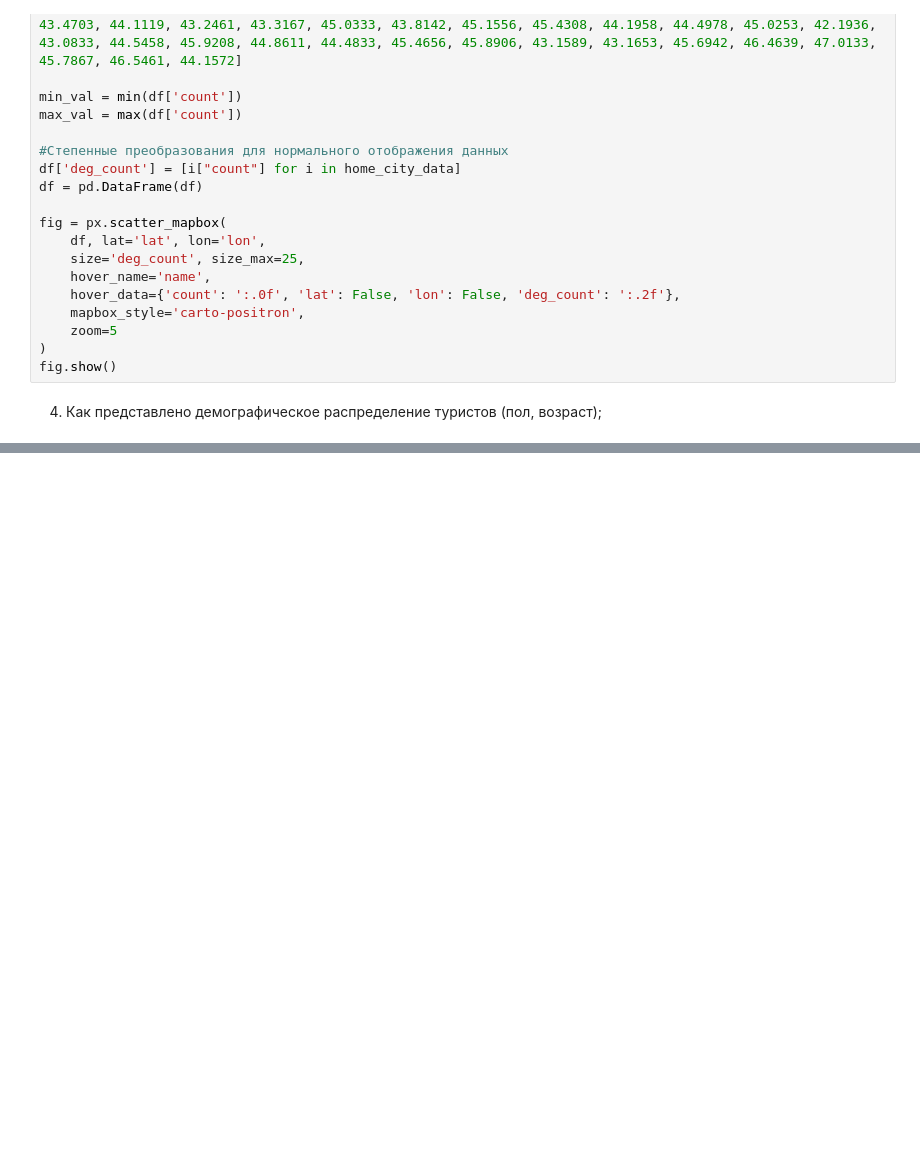
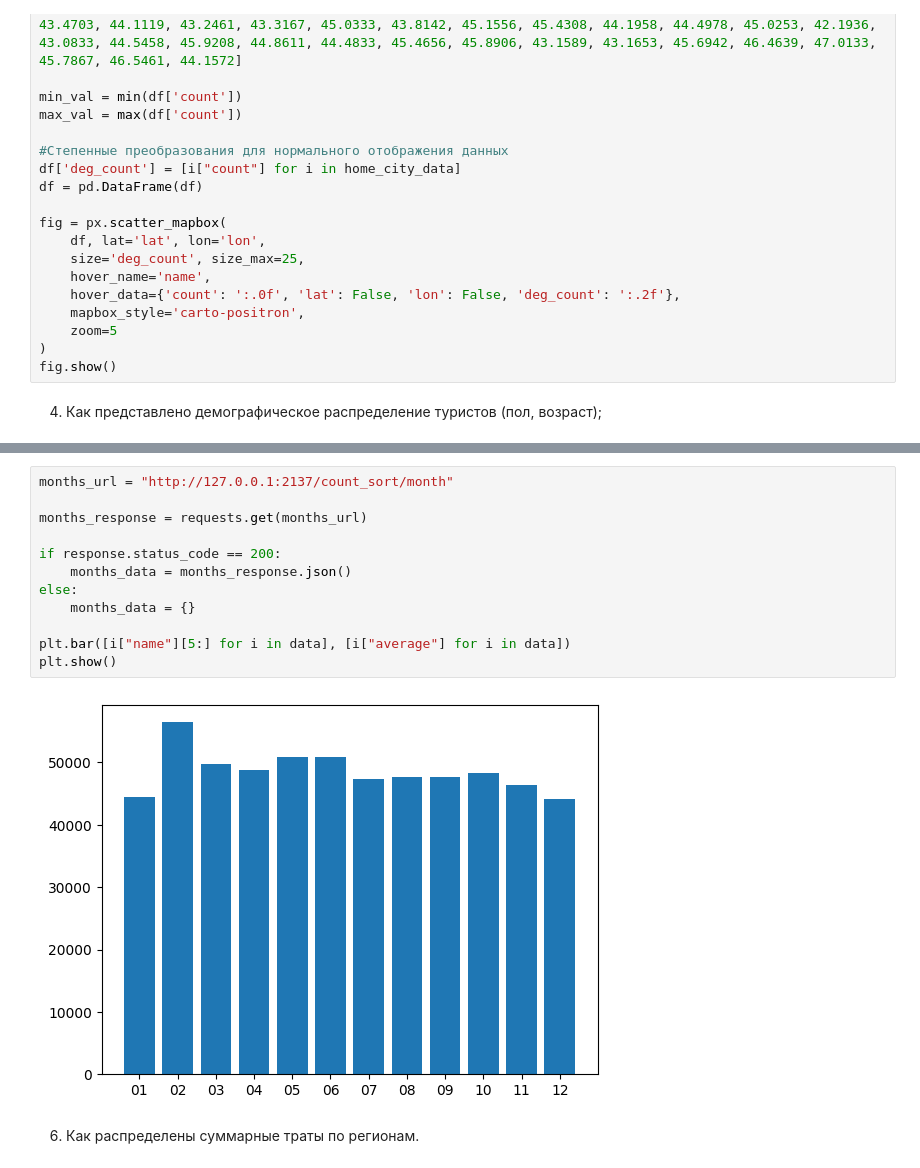
Before and after one commit to ReNecro100/TourismAnalysisProject, a Jupyter notebook: analysis.ipynb, the cells around one changed output, grey strips where cells are left out. Cells and saved outputs as stored; diff of their text form; blank space fills up the shorter version.

```diff
--- a/analysis.ipynb
+++ b/analysis.ipynb
@@ -194,0 +212,16 @@ plt.show()
+# %%
+months_url = "http://127.0.0.1:2137/count_sort/month"
+
+months_response = requests.get(months_url)
+
+if response.status_code == 200:
+    months_data = months_response.json()
+else:
+    months_data = {}
+
+plt.bar([i["name"][5:] for i in data], [i["average"] for i in data])
+plt.show()
+# %% [output]
+[figure, added]
+# %% [markdown]
+6. Как распределены суммарные траты по регионам.
```
Also changed, not shown: parts of 12 cells of this notebook, 13 other files.
